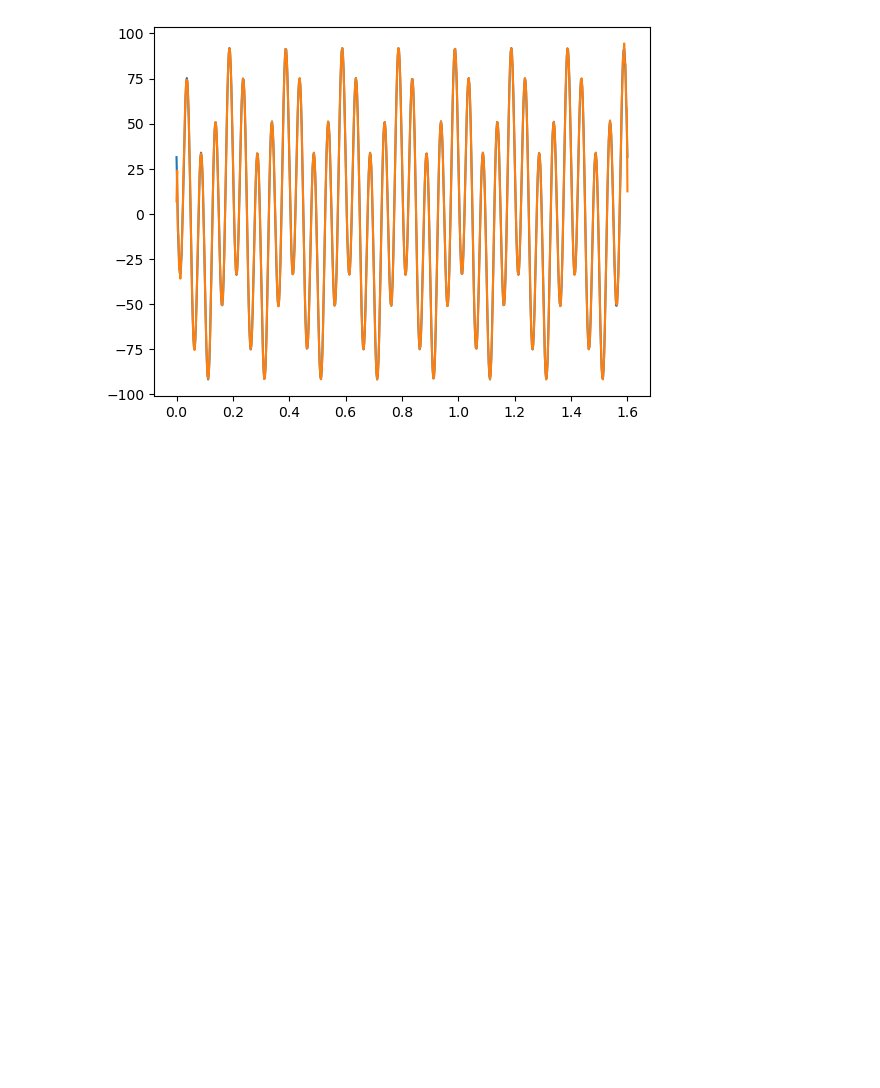
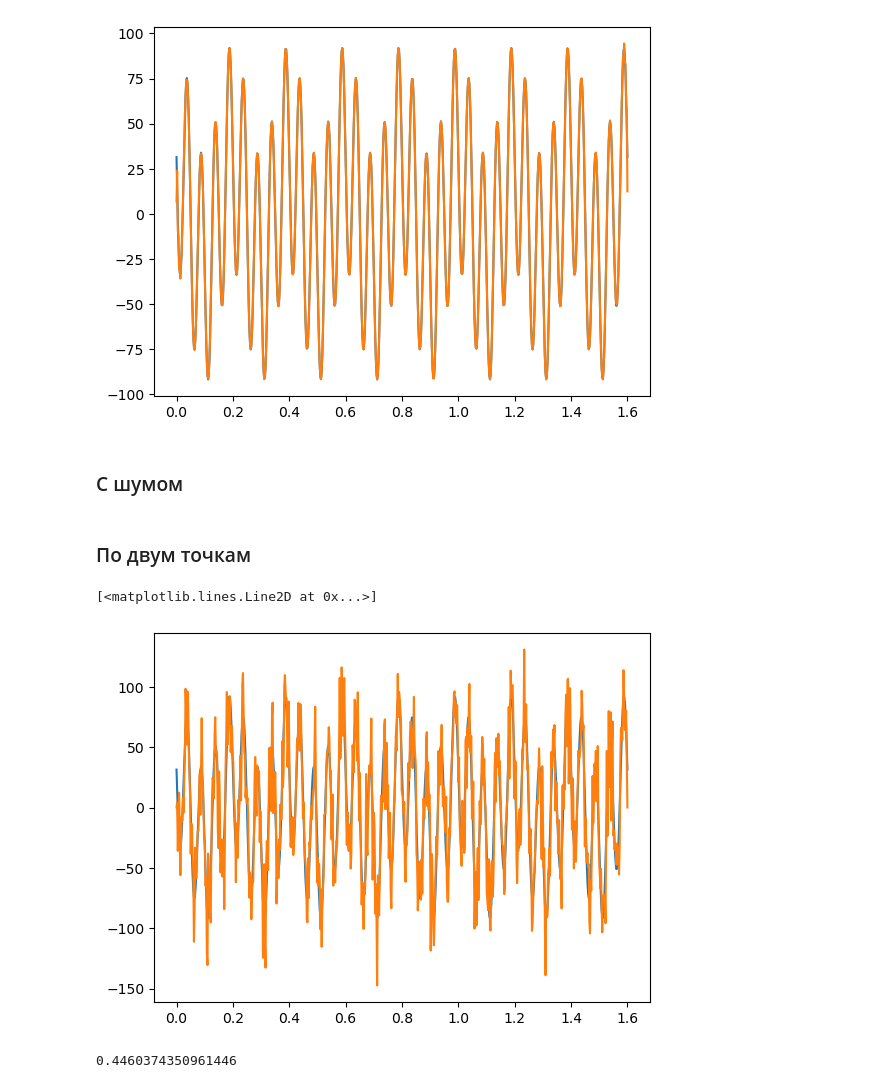
Before and after one commit to EHAT32/inverse, a Jupyter notebook: 11_11/derivative.ipynb, the cells around one changed output. Saved outputs shown, nothing was run; the diff lists cells and outputs as text; code cells hidden in the pictures; blank space fills up the shorter version.

```diff
--- a/11_11/derivative.ipynb
+++ b/11_11/derivative.ipynb
@@ -1,6 +1,12 @@
 # %%
 import numpy as np
 import matplotlib.pyplot as plt
+# %%
+def twoPointDerivative(func, dt):
+    derivative = np.zeros_like(func)
+    for i in range(1, len(derivative) - 1):
+        derivative[i] = (func[i + 1] - func[i - 1]) / (2 * dt)
+    return derivative
 # %% [markdown]
 # Вариант 9
 # %% [markdown]
@@ -57,3 +63,24 @@ plt.plot(time_ax, fourier_derivative)
 # %% [output]
 [<matplotlib.lines.Line2D at 0x...>]
 [figure]
+# %% [markdown]
+### С шумом
+# %%
+sigma = 7e-2
+noise = np.random.normal(0, sigma, len(time_ax))
+f_1_noisy = f_1_array + noise
+# %% [markdown]
+### По двум точкам
+# %%
+noisyDeriv = twoPointDerivative(f_1_noisy, dt)
+# %%
+plt.plot(time_ax, analyt_deriv_array)
+plt.plot(time_ax, noisyDeriv)
+# %% [output]
+[<matplotlib.lines.Line2D at 0x...>]
+[figure, added]
+# %%
+rel_error = np.linalg.norm(analyt_deriv_array[1:len(analyt_deriv_array) - 1] - noisyDeriv[1:len(noisyDeriv)-1]) / np.linalg.norm(analyt_deriv_array[1:len(analyt_deriv_array)-1])
+print(rel_error)
+# %% [output]
+0.4460374350961446
```
Also changed, not shown: parts of 3 cells of this notebook.
